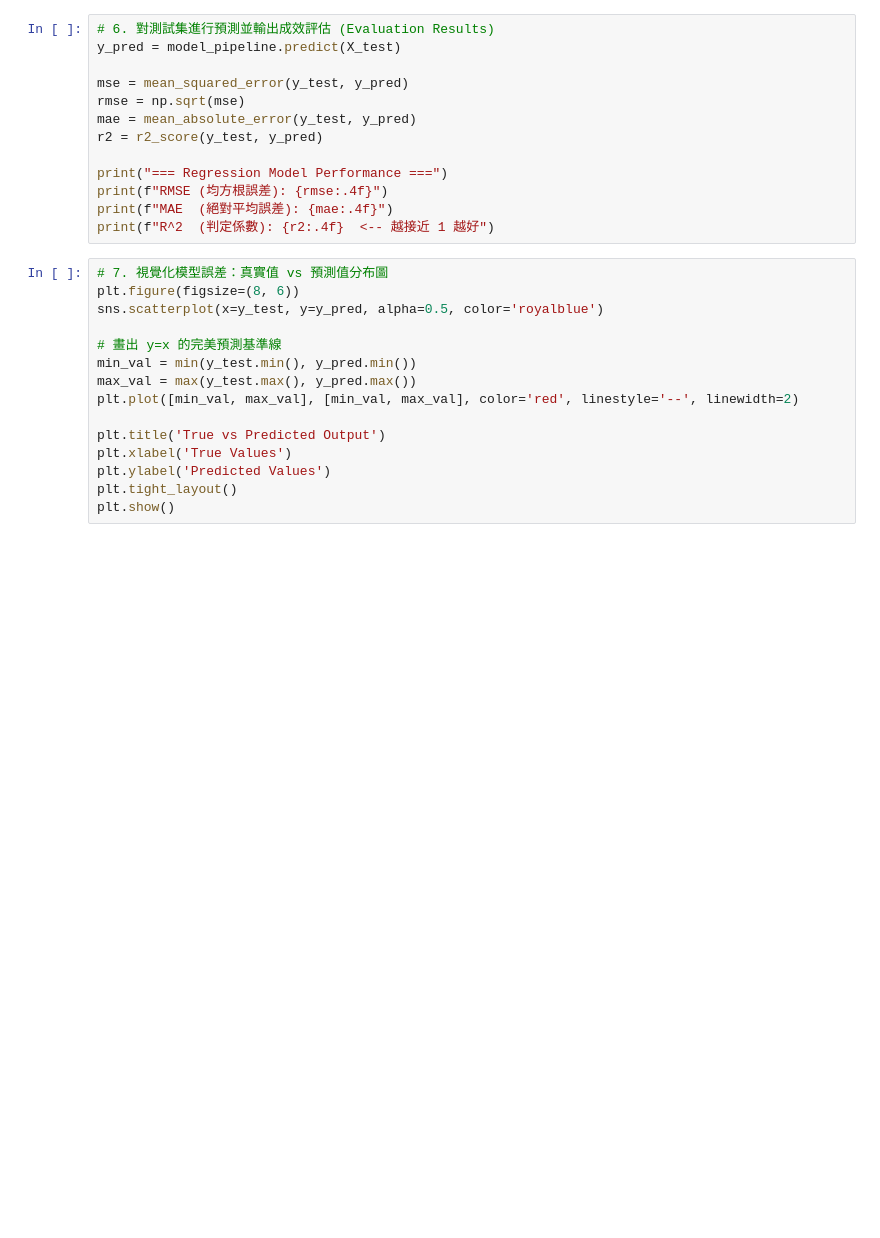
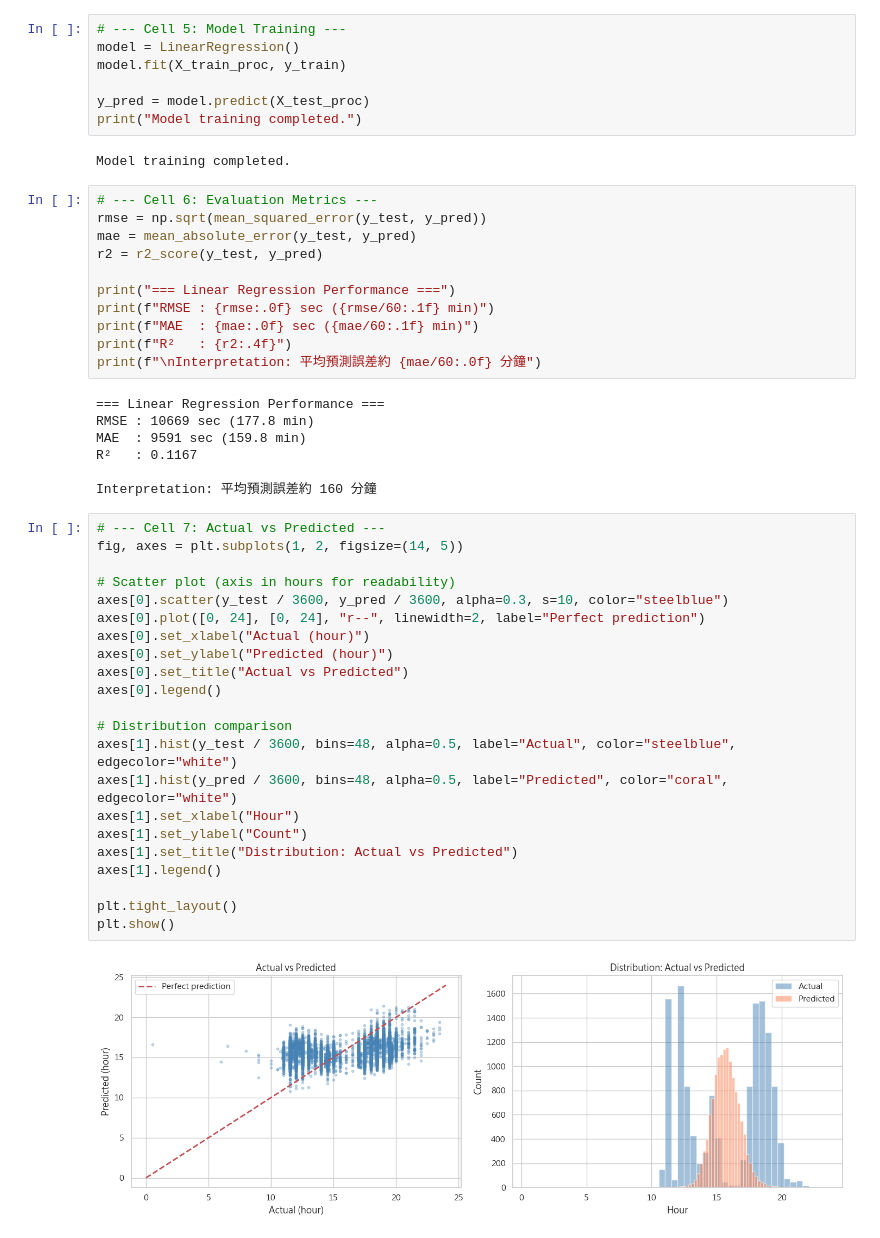
Before and after one commit to TaiweiCiou1102/RestaurantBookings, a Jupyter notebook: notebooks/regression.ipynb, the cells around one changed output. Saved outputs shown, nothing was run; the diff lists cells and outputs as text; blank space fills up the shorter version.

```diff
--- a/notebooks/regression.ipynb
+++ b/notebooks/regression.ipynb
@@ -92,28 +151,51 @@ print("Training completed!")
+# %%
+# --- Cell 5: Model Training ---
+model = LinearRegression()
+model.fit(X_train_proc, y_train)
+
+y_pred = model.predict(X_test_proc)
+print("Model training completed.")
+# %% [output]
+Model training completed.
 # %%
-# 6. 對測試集進行預測並輸出成效評估 (Evaluation Results)
-y_pred = model_pipeline.predict(X_test)
-
-mse = mean_squared_error(y_test, y_pred)
-rmse = np.sqrt(mse)
+# --- Cell 6: Evaluation Metrics ---
+rmse = np.sqrt(mean_squared_error(y_test, y_pred))
 mae = mean_absolute_error(y_test, y_pred)
 r2 = r2_score(y_test, y_pred)
 
-print("=== Regression Model Performance ===")
-print(f"RMSE (均方根誤差): {rmse:.4f}")
-print(f"MAE  (絕對平均誤差): {mae:.4f}")
-print(f"R^2  (判定係數): {r2:.4f}  <-- 越接近 1 越好")
+print("=== Linear Regression Performance ===")
+print(f"RMSE : {rmse:.0f} sec ({rmse/60:.1f} min)")
+print(f"MAE  : {mae:.0f} sec ({mae/60:.1f} min)")
+print(f"R²   : {r2:.4f}")
+print(f"\nInterpretation: 平均預測誤差約 {mae/60:.0f} 分鐘")
+# %% [output]
+=== Linear Regression Performance ===
+RMSE : 10669 sec (177.8 min)
+MAE  : 9591 sec (159.8 min)
+R²   : 0.1167
+
+Interpretation: 平均預測誤差約 160 分鐘
-# %%
-# 7. 視覺化模型誤差：真實值 vs 預測值分布圖
-plt.figure(figsize=(8, 6))
-sns.scatterplot(x=y_test, y=y_pred, alpha=0.5, color='royalblue')
-
-# 畫出 y=x 的完美預測基準線
-min_val = min(y_test.min(), y_pred.min())
-max_val = max(y_test.max(), y_pred.max())
-plt.plot([min_val, max_val], [min_val, max_val], color='red', linestyle='--', linewidth=2)
-
-plt.title('True vs Predicted Output')
-plt.xlabel('True Values')
-plt.ylabel('Predicted Values')
-plt.tight_layout()
-plt.show()
+# %%
+# --- Cell 7: Actual vs Predicted ---
+fig, axes = plt.subplots(1, 2, figsize=(14, 5))
+
+# Scatter plot (axis in hours for readability)
+axes[0].scatter(y_test / 3600, y_pred / 3600, alpha=0.3, s=10, color="steelblue")
+axes[0].plot([0, 24], [0, 24], "r--", linewidth=2, label="Perfect prediction")
+axes[0].set_xlabel("Actual (hour)")
+axes[0].set_ylabel("Predicted (hour)")
+axes[0].set_title("Actual vs Predicted")
+axes[0].legend()
+
+# Distribution comparison
+axes[1].hist(y_test / 3600, bins=48, alpha=0.5, label="Actual", color="steelblue", edgecolor="white")
+axes[1].hist(y_pred / 3600, bins=48, alpha=0.5, label="Predicted", color="coral", edgecolor="white")
+axes[1].set_xlabel("Hour")
+axes[1].set_ylabel("Count")
+axes[1].set_title("Distribution: Actual vs Predicted")
+axes[1].legend()
+
+plt.tight_layout()
+plt.show()
+# %% [output]
+[figure, added]
```
Also changed, not shown: parts of 33 cells of this notebook, 26 other files.
